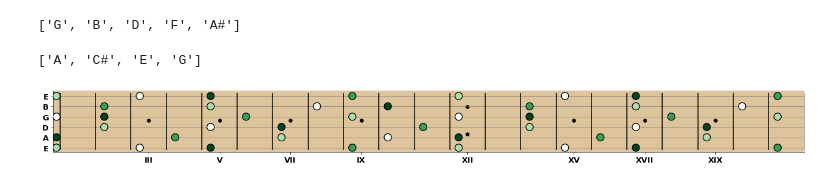
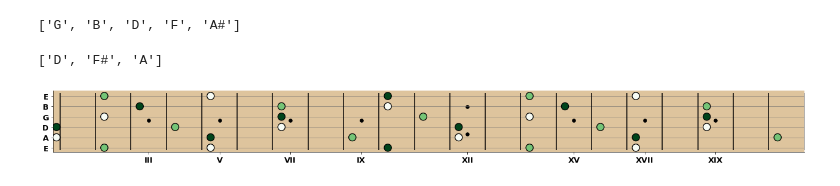
Before and after one commit to dantaki/music, a Jupyter notebook: fretter.ipynb, the cells around one changed output. Saved outputs shown, nothing was run; the diff lists cells and outputs as text; code cells hidden in the pictures.

```diff
--- a/fretter.ipynb
+++ b/fretter.ipynb
@@ -182,11 +182,11 @@ Music().return_notes('G','seventh_sharp_ninth','dominant')
 ['G', 'B', 'D', 'F', 'A#']
 # %%
 M = Music()
-s = M.return_notes('A','seventh','dominant')
+s = M.return_notes('D','triad','major')
 print(s)
 G = Guitar(M)
 G.fret_notes(s,color_notes=True)
 #G.f.savefig("arpeggio.svg")
 # %% [output]
-['A', 'C#', 'E', 'G']
+['D', 'F#', 'A']
-[figure, old version]
+[figure, new version]
```
Also changed, not shown: parts of 2 cells of this notebook, 2 other files.
